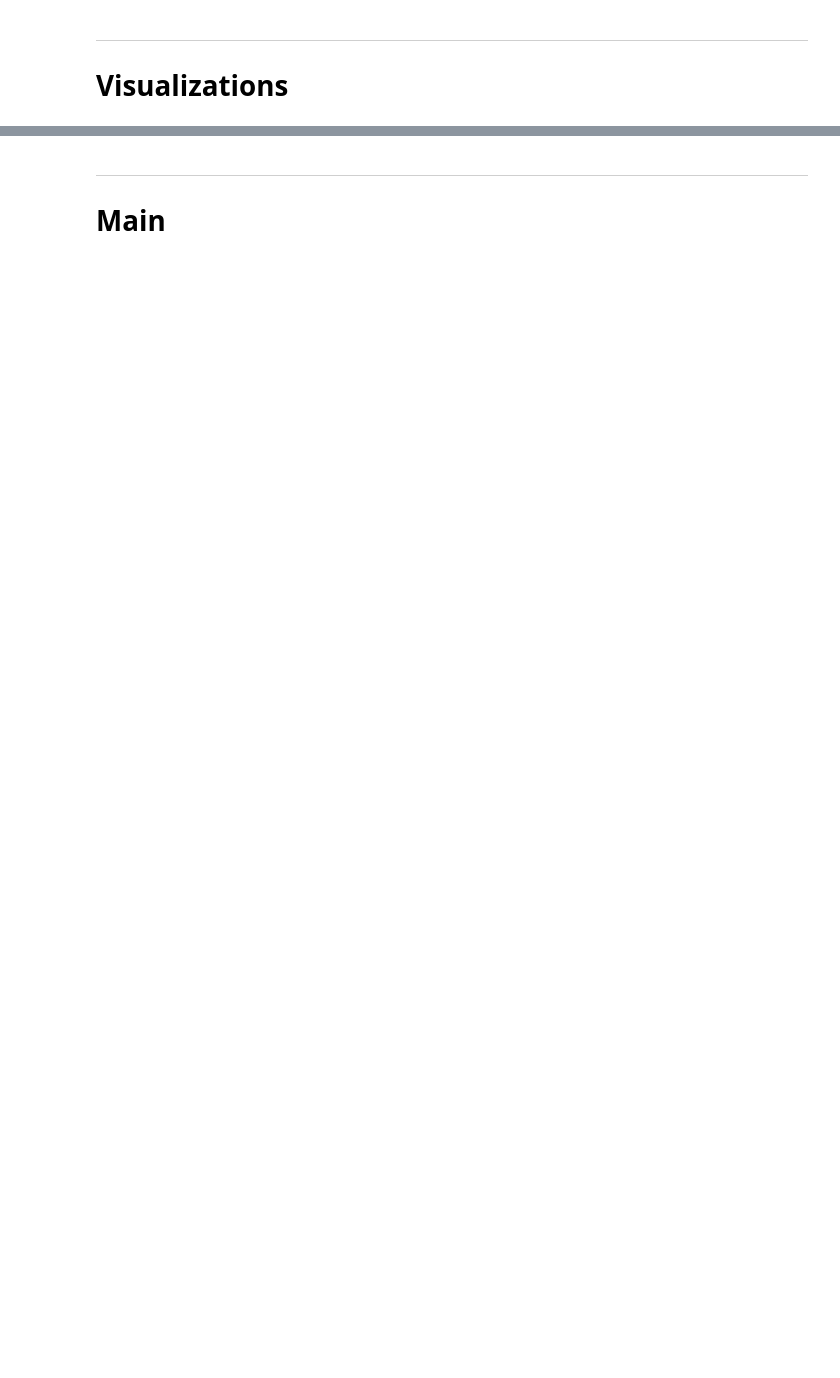
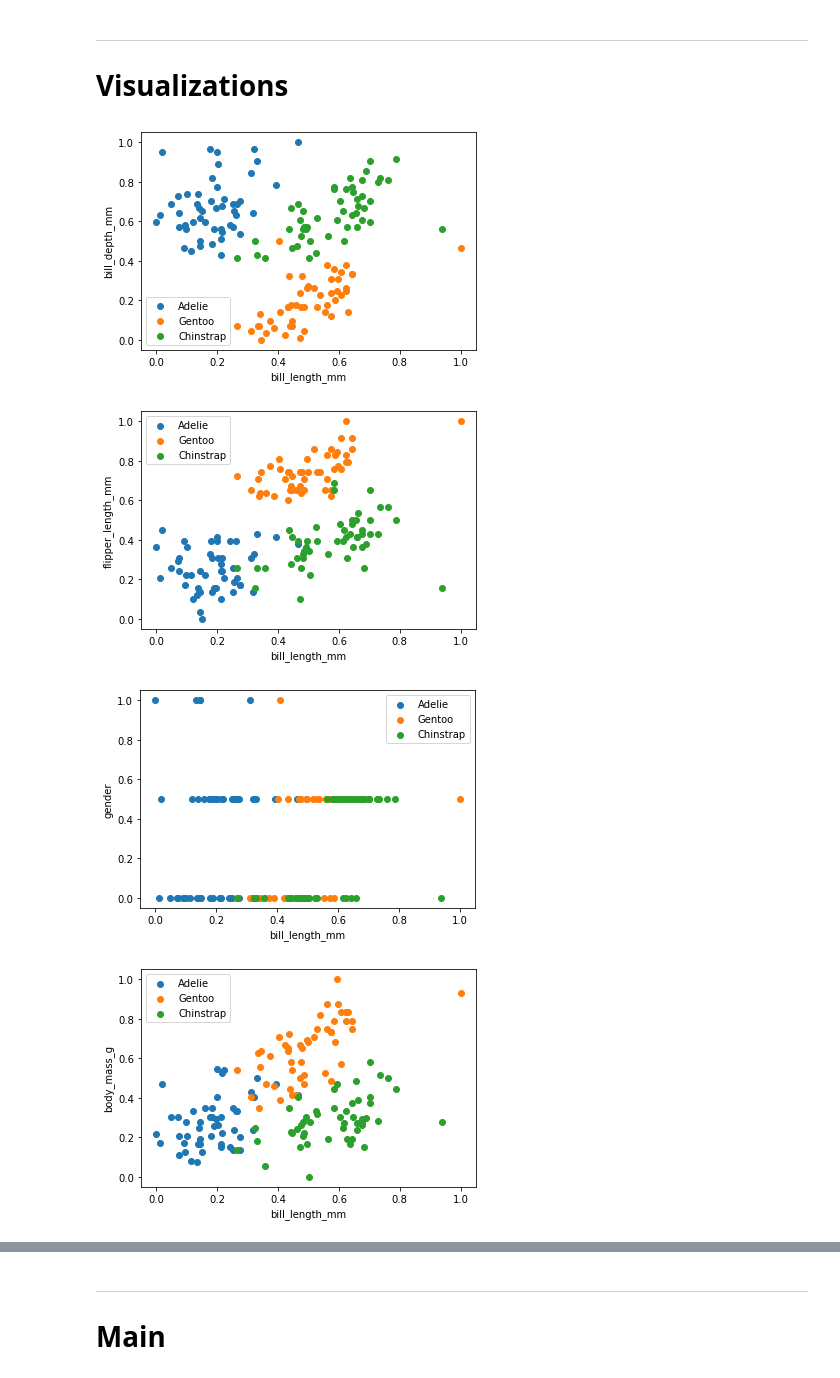
Before and after one commit to AhmedNasser1601/Penguins-Classifier, a Jupyter notebook: Adaline Algorithm/Model.ipynb, the cells around one changed output, grey strips where cells are left out. Drawn from its saved outputs; the diff is of its cells as text; code cells hidden in the pictures; blank space fills up the shorter version.

```diff
--- a/Adaline Algorithm/Model.ipynb
+++ b/Adaline Algorithm/Model.ipynb
@@ -26,19 +26,24 @@ MeanS= preReq.INarr[7]
 # %%
 def visualizeData(scaled_df):  # 10 combs
     for i in range(len(preReq.Features) - 1):
         for j in range(i + 1, len(preReq.Features)):
             fL1, fL2 = preReq.Features[i], preReq.Features[j]
             f1, f2 = scaled_df[fL1], scaled_df[fL2]
 
             plt.xlabel(fL1)
             plt.ylabel(fL2)
 
             CF = [(f1[:50], f2[:50]), (f1[50:100], f2[50:100]), (f1[100:], f2[100:])]
             for plot in range(3):
                 plt.scatter(CF[plot][0], CF[plot][1])
 
             plt.legend([preReq.Classes[0], preReq.Classes[1], preReq.Classes[2]])
             plt.show()
 
 
-# visualizeData(scaled_df)
+visualizeData(scaled_df)
+# %% [output]
+[figure, added]
+[figure, added]
+[figure, added]
+[figure, added]
```
Also changed, not shown: parts of 4 cells of this notebook.
